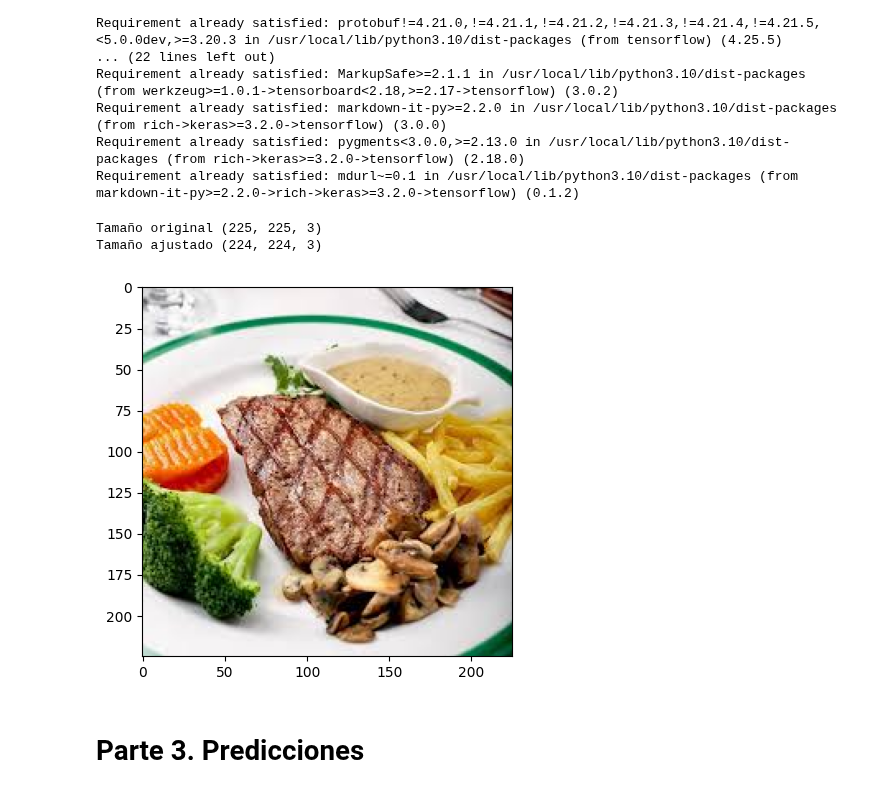
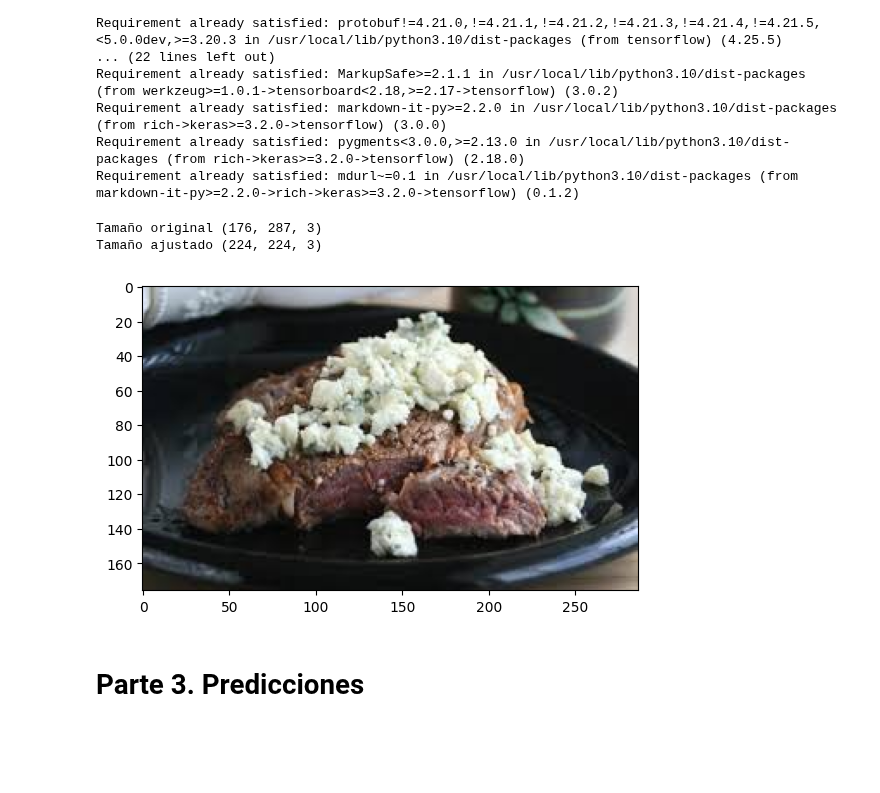
Before and after one commit to DeisyData/BIT_IA_Bootcamp, a Jupyter notebook: S12_C4_test_models.ipynb, the cells around one changed output. Drawn from its saved outputs; the diff is of its cells as text; code cells hidden in the pictures; blank space fills up the shorter version.

```diff
--- a/S12_C4_test_models.ipynb
+++ b/S12_C4_test_models.ipynb
@@ -139,19 +139,19 @@ from tensorflow.keras.preprocessing.image import load_img, img_to_array
 import matplotlib.pyplot as plt
 import matplotlib.image as mpimg
 # %%
-img_test = mpimg.imread("/content/Steak2.jpeg")
-plt.imshow(img_test)
-print(f'Tamaño original', img_test.shape)
-img_test = tf.image.resize(img_test, size=[224,224])
-img_test = tf.cast(img_test, dtype=tf.float32)
-img_test = img_test/255.
+img_test = mpimg.imread("/content/steak_3.jpeg") # cargar la imagen
+plt.imshow(img_test) # Imprimir la imagen
+print(f'Tamaño original', img_test.shape)  # verificacion del tamaño incial
+img_test = tf.image.resize(img_test, size=[224,224]) # Ajusta la imagen al tamaño 224x224
+img_test = tf.cast(img_test, dtype=tf.float32) # Ajuste dek tensor
+img_test = img_test/255. # Normalizan las imagenes
 #img_test = tf.expand_dims(img_test, axis=0)
 print(f'Tamaño ajustado', img_test.shape)
 img_test_array = img_to_array(img_test)
-img_test_array = np.expand_dims(img_test_array, axis = 0)
+img_test_process = np.expand_dims(img_test_array, axis = 0)
 # %% [output]
-Tamaño original (225, 225, 3)
+Tamaño original (176, 287, 3)
 Tamaño ajustado (224, 224, 3)
-[figure, old version]
+[figure, new version]
 # %% [markdown]
 # Parte 3. Predicciones
```
Also changed, not shown: parts of 4 cells of this notebook.
